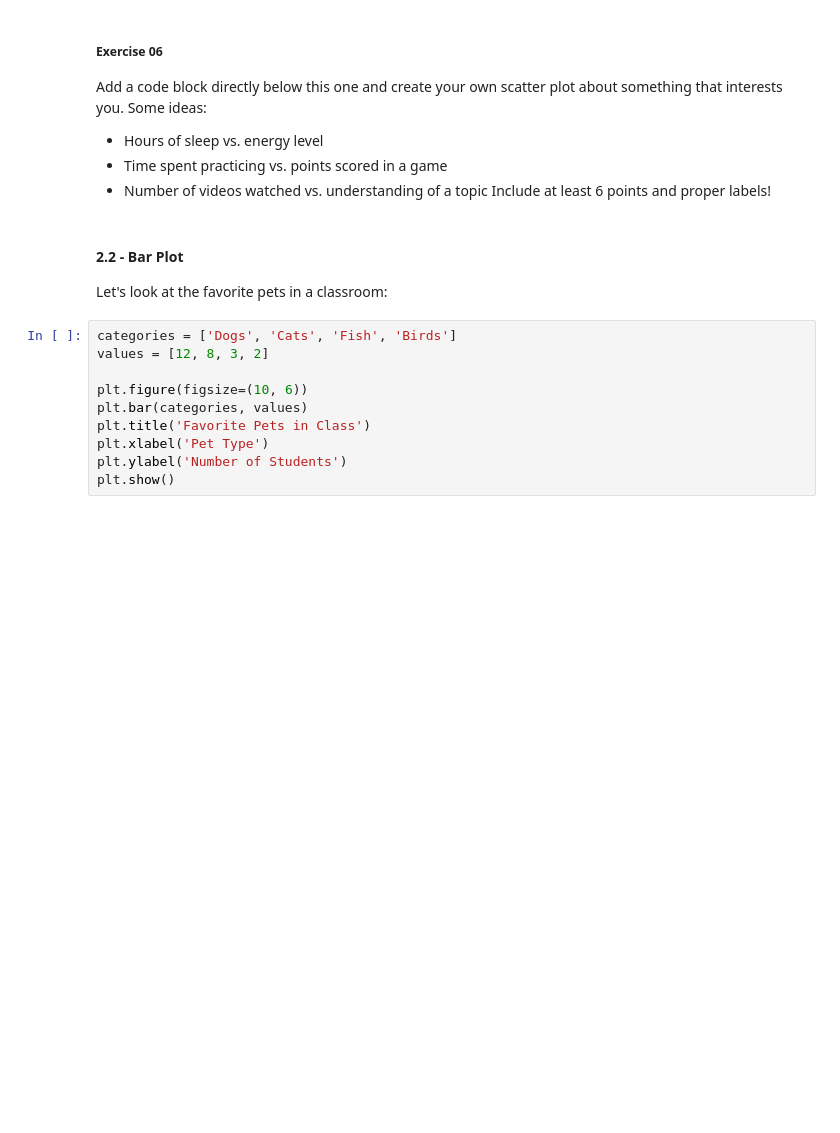
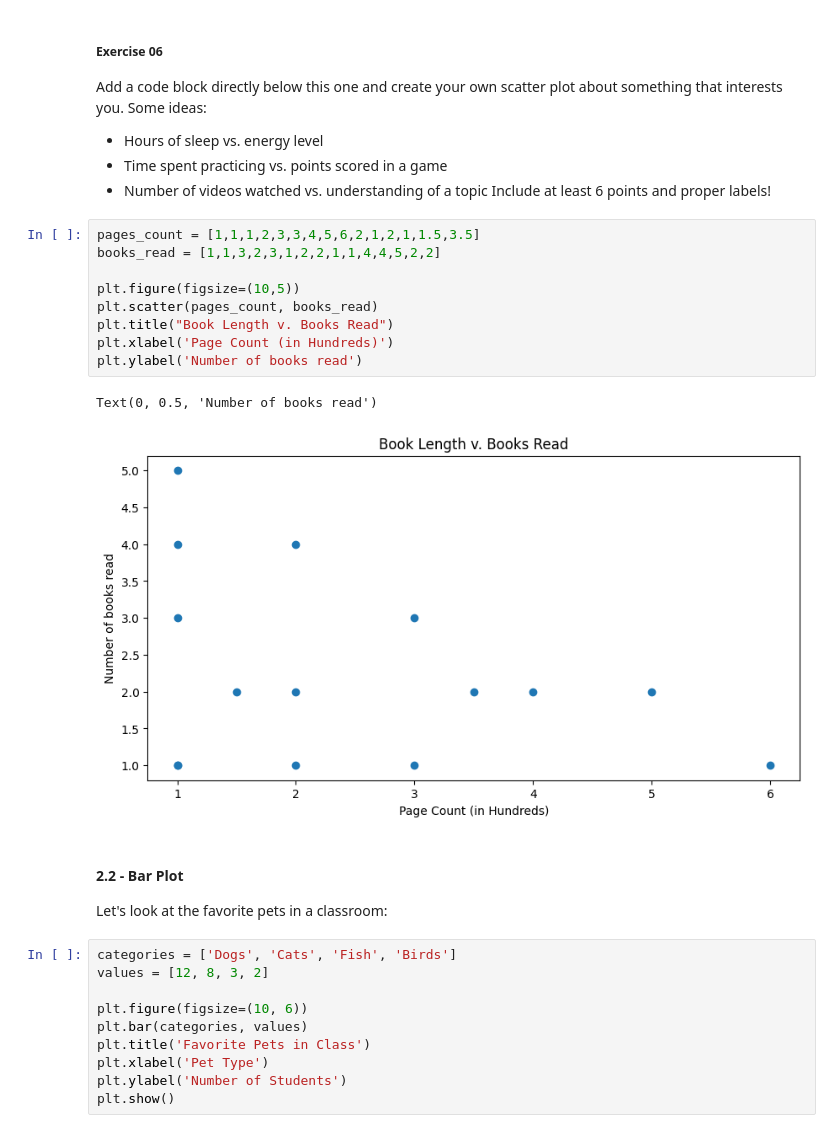
Before and after one commit to adalei1801/unit-3-data-science, a Jupyter notebook: 00_intro.ipynb, the cells around one changed output. Drawn from its saved outputs; the diff is of its cells as text; blank space fills up the shorter version.

```diff
--- a/00_intro.ipynb
+++ b/00_intro.ipynb
@@ -325,6 +351,18 @@ Add a code block directly below this one and create your own scatter plot about
 - Time spent practicing vs. points scored in a game
 - Number of videos watched vs. understanding of a topic
 Include at least 6 points and proper labels!
+# %%
+pages_count = [1,1,1,2,3,3,4,5,6,2,1,2,1,1.5,3.5]
+books_read = [1,1,3,2,3,1,2,2,1,1,4,4,5,2,2]
+
+plt.figure(figsize=(10,5))
+plt.scatter(pages_count, books_read)
+plt.title("Book Length v. Books Read")
+plt.xlabel('Page Count (in Hundreds)')
+plt.ylabel('Number of books read')
+# %% [output]
+Text(0, 0.5, 'Number of books read')
+[figure, added]
 # %% [markdown]
 #### 2.2 - Bar Plot
 Let's look at the favorite pets in a classroom:
```
Also changed, not shown: parts of 21 cells of this notebook.
